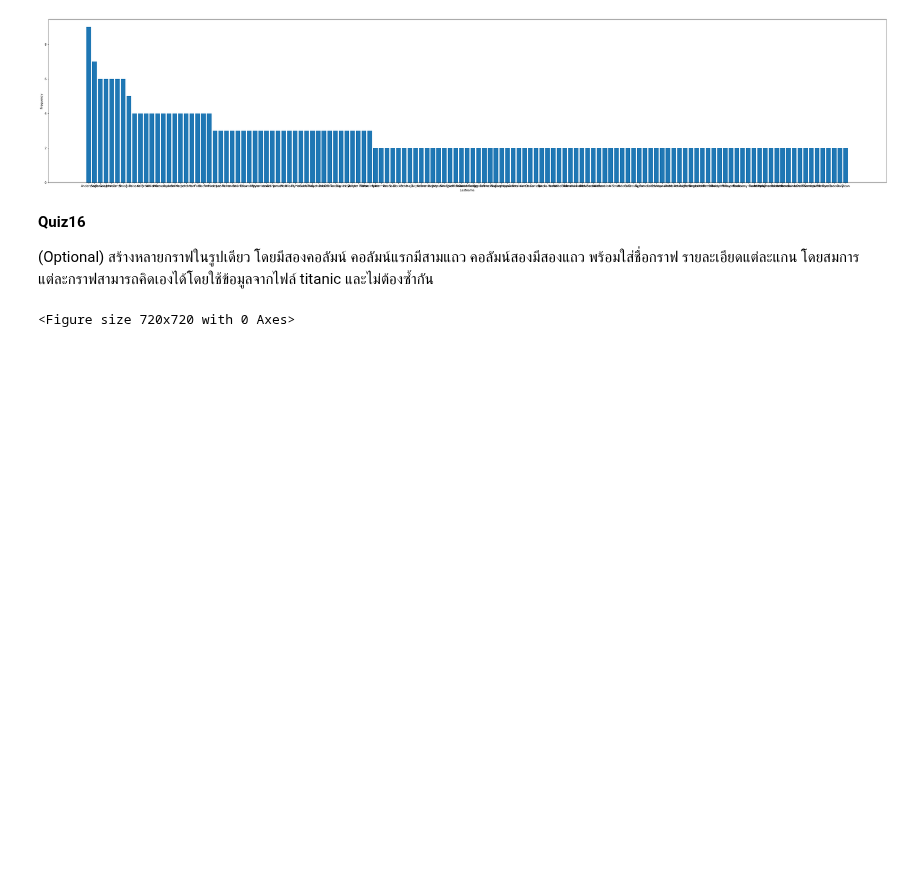
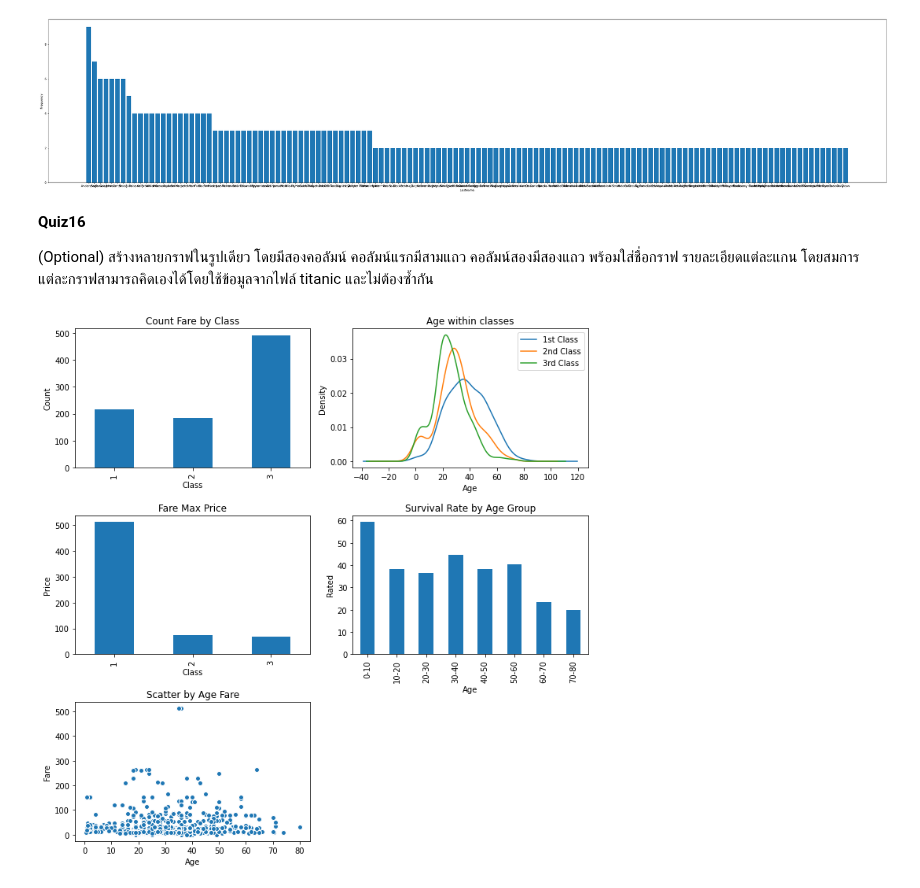
Before and after one commit to deen666/Homework_DataCamp2, a Jupyter notebook: Matplotlib/Matplotlib.ipynb, the cells around one changed output. Cells and saved outputs as stored; diff of their text form; code cells hidden in the pictures; blank space fills up the shorter version.

Commit message:
Matplotlib quiz was done!

```diff
--- a/Matplotlib/Matplotlib.ipynb
+++ b/Matplotlib/Matplotlib.ipynb
@@ -329,25 +329,44 @@ plt.show()
 **Quiz16**
 
 (Optional) สร้างหลายกราฟในรูปเดียว โดยมีสองคอลัมน์ คอลัมน์แรกมีสามแถว คอลัมน์สองมีสองแถว พร้อมใส่ชื่อกราฟ รายละเอียดแต่ละแกน โดยสมการแต่ละกราฟสามารถคิดเองได้โดยใช้ข้อมูลจากไฟล์ titanic และไม่ต้องซ้ำกัน
-# %%
-#Quiz16 is not done!
-
-y = np.arange(0,10)
-x = y**3
-y1 = x**2 + 2
-
-plt.figure(figsize=[10,10])
-ax1 = fig.add_subplot(321, title = '1/5')
-ax1.plot(x,y)
-ax2 = fig.add_subplot(322,title ='2/5')
-ax2.plot(x,y)
-ax3 = fig.add_subplot(323,title ='3/5')
-ax3.plot(x,y)
-ax4 = fig.add_subplot(324,title ='4/5')
-ax4.plot(x,y)
-ax5 = fig.add_subplot(325,title ='5/5')
-ax5.plot(x,y)
-plt.tight_layout()
-plt.show()
-# %% [output]
-<Figure size 720x720 with 0 Axes>
+# %%
+#Quiz16 is not done!
+
+
+age_labels = ['0-10', '10-20', '20-30', '30-40', '40-50', '50-60', '60-70', '70-80']
+df['Age_group'] = pd.cut(df.Age, range(0, 81, 10), labels=age_labels)
+Rated = df.groupby(['Age_group'])['Survived'].mean()*100
+
+fig = plt.figure(figsize=[10,10])
+ax1 = fig.add_subplot(321, title = 'Count Fare by Class')
+df.groupby(['Pclass'])['Fare'].count().plot(kind='bar')
+ax1.set_xlabel('Class')
+ax1.set_ylabel('Count')
+
+ax2 = fig.add_subplot(322,title ='Age within classes')
+df.Age[df.Pclass == 1].plot(kind='kde')
+df.Age[df.Pclass == 2].plot(kind='kde')
+df.Age[df.Pclass == 3].plot(kind='kde')
+ax2.set_xlabel("Age")
+ax2.legend(('1st Class', '2nd Class','3rd Class'),loc='best') ;
+
+ax3 = fig.add_subplot(323,title ='Fare Max Price')
+df.groupby(['Pclass'])['Fare'].max().plot(kind='bar')
+ax3.set_xlabel('Class')
+ax3.set_ylabel('Price')
+
+ax4 = fig.add_subplot(324,title ='Survival Rate by Age Group')
+Rated.plot(kind='bar')
+ax4.set_xlabel('Age')
+ax4.set_ylabel('Rated')
+
+
+ax5 = fig.add_subplot(325,title ='Scatter by Age Fare')
+ax5.scatter(df['Age'],df['Fare'],edgecolor="w")
+ax5.set_xlabel('Age')
+ax5.set_ylabel('Fare')
+
+plt.tight_layout()
+plt.show()
+# %% [output]
+[figure, added]
```
Also changed, not shown: parts of 1 cell of this notebook.
